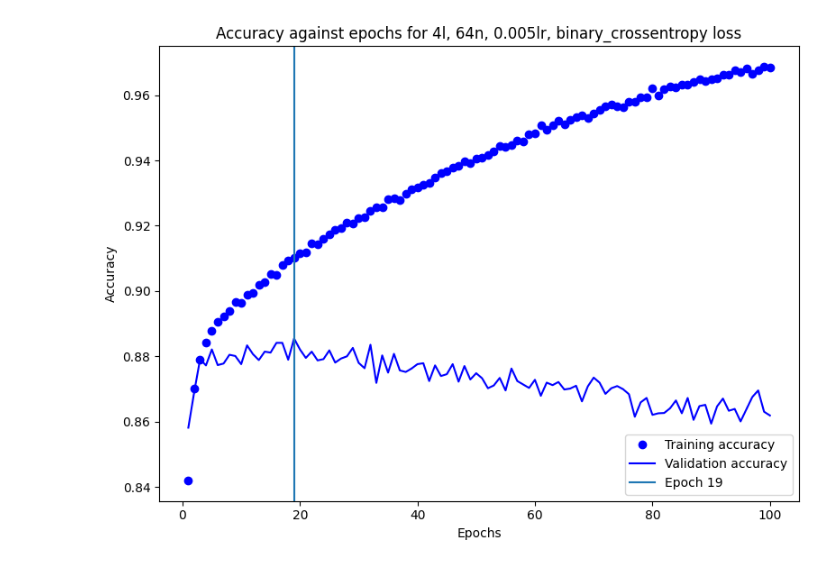
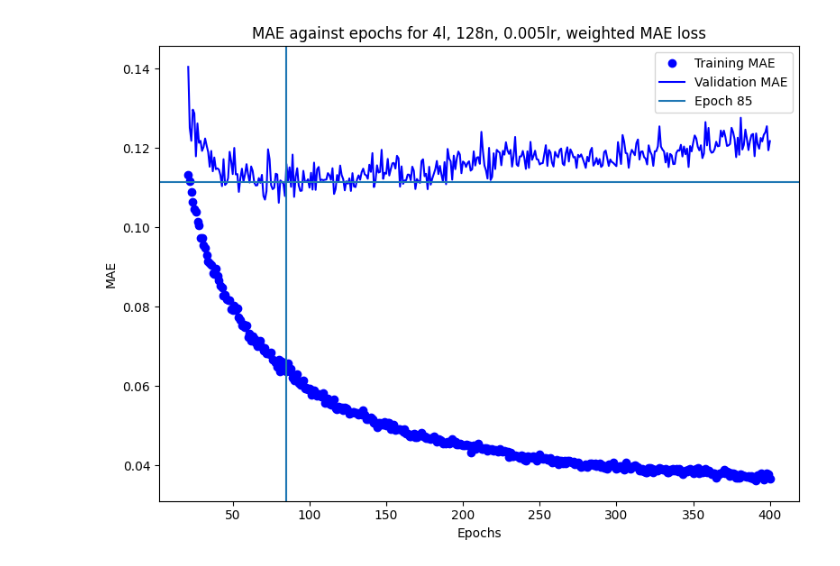
Before and after one commit to benvlasto/MPhys-Project, a Jupyter notebook: notebooks/CLs_model.ipynb, the cells around one changed output. Cells and saved outputs as stored; diff of their text form; code cells hidden in the pictures.

Commit message:
Trying weighted loss function of form MAE * (1 + (1-y_true)). Saved new model and created new predictions file

```diff
--- a/notebooks/CLs_model.ipynb
+++ b/notebooks/CLs_model.ipynb
@@ -12,4 +13,16 @@ input_parameters = ["M_1", "M_2", "mu", "tan_beta", "M_3", "At", "Ab", "Atau", "
 # %%
+def neg_linear_loss(y_true, y_pred):
+
+    # Calculate absolute error for each prediction
+    abs_error = tf.abs(y_true - y_pred)
+
+    # Weight to focus on values close to zero
+    weighted_error = abs_error * (1 + (1 - y_true))
+
+    # Return weighted MAE as loss
+    loss = tf.reduce_mean(weighted_error)
+    return loss
+
 def build_model(): # Returns a compiled model, as K-fold cross validation involves building the same model lots of times
 
     model = keras.Sequential([
@@ -22,7 +35,7 @@ def build_model(): # Returns a compiled model, as K-fold cross validation involv
 
     model.compile(
         optimizer=keras.optimizers.RMSprop(0.005),
-        loss="mae",
+        loss=neg_linear_loss,
         metrics=["mae"]
     )
 
@@ -34,7 +47,7 @@ def k_fold_validation(k, num_epochs, df): # Trains model for one round of k-fold
     shuffled_df = df.sample(frac=1)
 
     # Separate the inputs and target outputs into train and labels respectively
-    labels = shuffled_df.pop("Is_Valid")
+    labels = shuffled_df.pop("Final__CLs")
     train = shuffled_df
     num_val_samples = len(train) // k
     if k == 1:
@@ -75,17 +88,17 @@ def k_fold_validation(k, num_epochs, df): # Trains model for one round of k-fold
     single_iter_val_accuracy = np.empty((k,num_epochs))
     single_iter_train_accuracy = np.empty((k,num_epochs))
     for i in range(k):
-        single_iter_val_accuracy[i,:] = all_histories[i].history["val_accuracy"]
-        single_iter_train_accuracy[i,:] = all_histories[i].history["accuracy"]
+        single_iter_val_accuracy[i,:] = all_histories[i].history["val_mae"]
+        single_iter_train_accuracy[i,:] = all_histories[i].history["mae"]
     single_iter_val_accuracy = single_iter_val_accuracy.mean(axis=0)
     single_iter_train_accuracy = single_iter_train_accuracy.mean(axis=0)
 
     return single_iter_val_accuracy, single_iter_train_accuracy
 # %%
 # Choose number of folds for k-fold validation, number of epochs, and iterations
-k = 5
-num_epochs = 100 # When testing new models, set this high enough to see overfitting (assuming model is powerful enough to overfit)
-iterations = 1 # If accuracy scores have high variance, increase iterations to 5 (smoother) or 10 (smoothest)
+k = 1
+num_epochs = 400 # When testing new models, set this high enough to see overfitting (assuming model is powerful enough to overfit)
+iterations = 2 # If accuracy scores have high variance, increase iterations to 5 (smoother) or 10 (smoothest)
 
 # avg_train_accuracy and avg_val_accuracy store the training and validation accuracy for each epoch, averaged over the k folds
 avg_train_accuracy = np.empty((iterations,num_epochs))
@@ -101,22 +114,23 @@ avg_train_accuracy = avg_train_accuracy.mean(axis=0)
 # %%
 # Plot training and validation accuracy for each epoch
 
-best_epoch = 19
-cut = 0
+best_epoch = 85
+cut = 20
 epochs = range(cut+1, num_epochs + 1)
 plt.figure(figsize=(8,6))
-plt.plot(epochs, avg_train_accuracy[cut:], "bo", label="Training accuracy")
-plt.plot(epochs, avg_val_accuracy[cut:], "b", label="Validation accuracy")
+plt.plot(epochs, avg_train_accuracy[cut:], "bo", label="Training MAE")
+plt.plot(epochs, avg_val_accuracy[cut:], "b", label="Validation MAE")
 plt.axvline(best_epoch, label=f"Epoch {best_epoch}")
-plt.title("Accuracy against epochs for 4l, 64n, 0.005lr, binary_crossentropy loss")
+plt.axhline(0.1115)
+plt.title("MAE against epochs for 4l, 128n, 0.005lr, weighted MAE loss")
 plt.xlabel("Epochs")
-plt.ylabel("Accuracy")
+plt.ylabel("MAE")
 plt.legend()
 plt.tight_layout()
-#plt.savefig("plots/Is_Valid_model_training_accuracy/binary_crossentropy_loss_Is_Valid_100_epochs.png")
+#plt.savefig("./training_plot_weighted_MAE_128n_then_64.png")
 plt.show()
 # %% [output]
-[figure, old version]
+[figure, new version]
 # %%
 # Train new model on all of the available data
 
```
Also changed, not shown: parts of 4 cells of this notebook, 4 other files.
